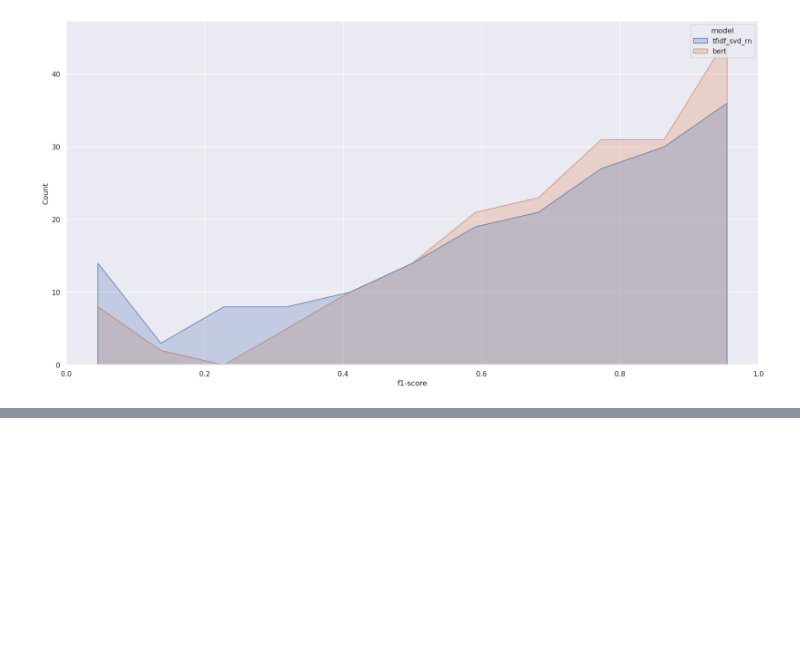
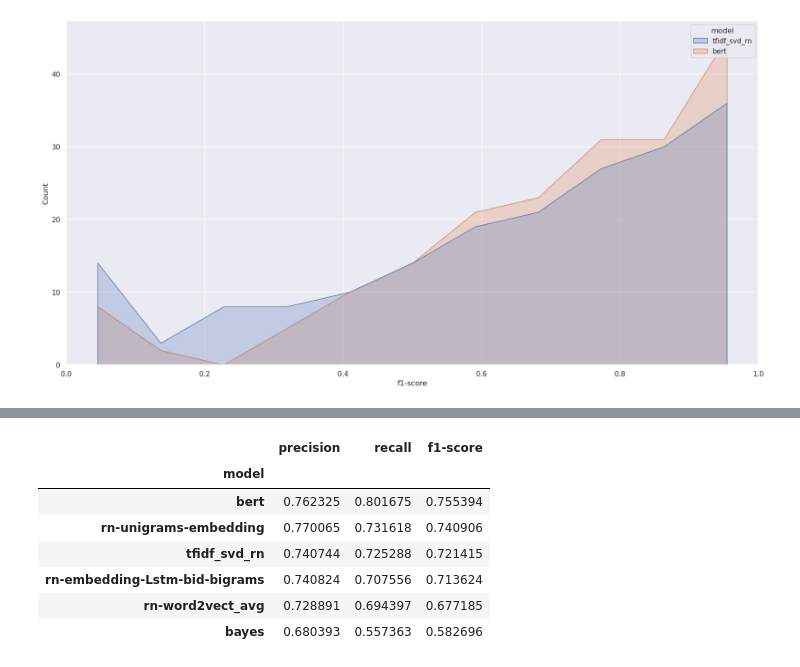
Before and after one commit to magistery-tps/text-mining, a Jupyter notebook: notebooks/fashion-outfits/7-model-comparative-metrics.ipynb, the cells around one changed output, grey strips where cells are left out. Drawn from its saved outputs; the diff is of its cells as text; code cells hidden in the pictures; blank space fills up the shorter version.

```diff
--- a/notebooks/fashion-outfits/7-model-comparative-metrics.ipynb
+++ b/notebooks/fashion-outfits/7-model-comparative-metrics.ipynb
@@ -220,0 +235,14 @@ sns.histplot(
+# %%
+common_report \
+    .groupby('model') \
+    .aggregate({'precision':'median', 'recall': 'median', 'f1-score': 'median'}) \
+    .sort_values(by=['f1-score'], ascending=False)
+# %% [output]
+|  | precision | recall | f1-score |
+| model |  |  |  |
+| bert | 0.762325 | 0.801675 | 0.755394 |
+| rn-unigrams-embedding | 0.770065 | 0.731618 | 0.740906 |
+| tfidf_svd_rn | 0.740744 | 0.725288 | 0.721415 |
+| rn-embedding-Lstm-bid-bigrams | 0.740824 | 0.707556 | 0.713624 |
+| rn-word2vect_avg | 0.728891 | 0.694397 | 0.677185 |
+| bayes | 0.680393 | 0.557363 | 0.582696 |
```
Also changed, not shown: parts of 4 cells of this notebook, 6 other files.
